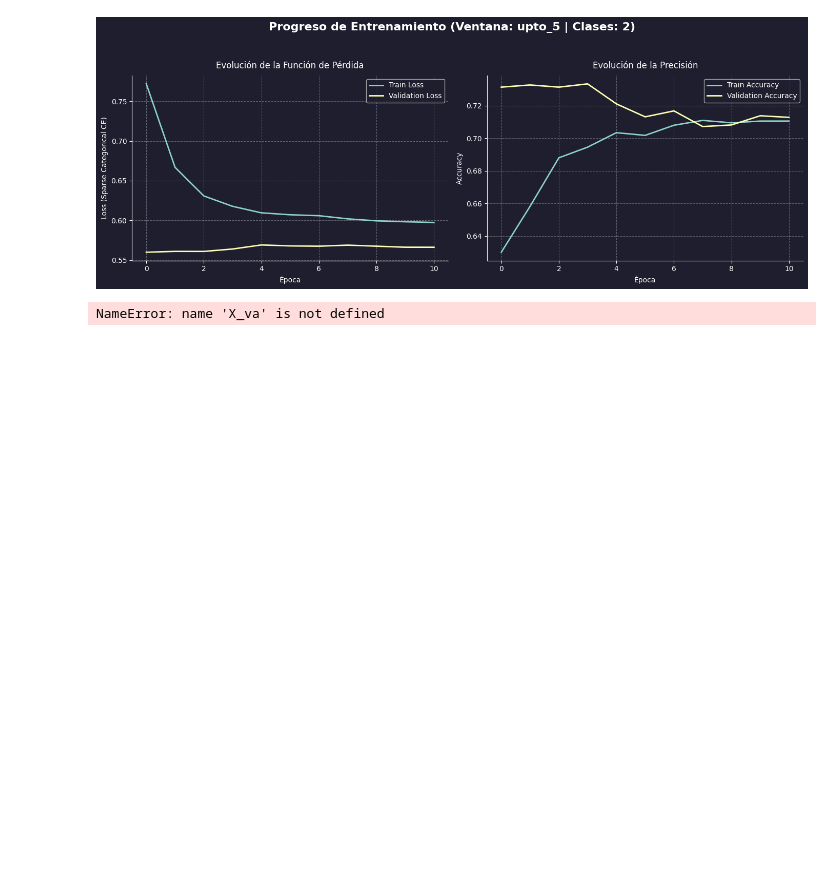
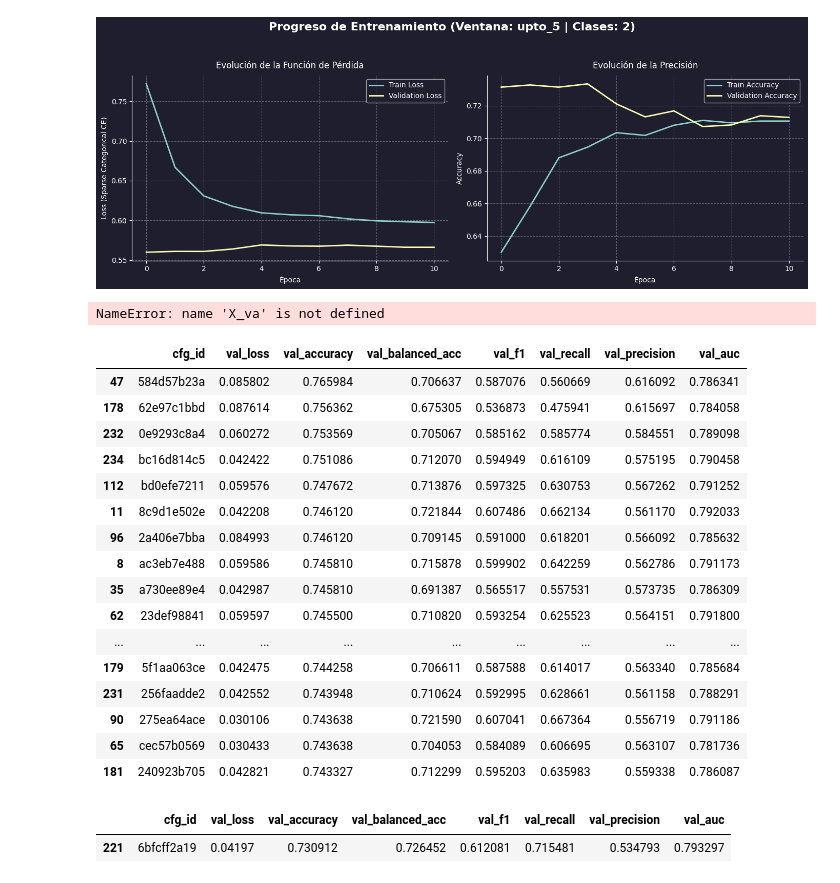
Before and after one commit to MichaeLaudrup/Artificial_Intelligence_Msc, a Jupyter notebook: TFM_education_ai_analytics/notebooks/VI__transformers_Training.ipynb, the cells around one changed output. Drawn from its saved outputs; the diff is of its cells as text; code cells hidden in the pictures; blank space fills up the shorter version.

```diff
--- a/TFM_education_ai_analytics/notebooks/VI__transformers_Training.ipynb
+++ b/TFM_education_ai_analytics/notebooks/VI__transformers_Training.ipynb
@@ -771,3 +771,44 @@ plt.tight_layout()
 plt.show()
 # %% [output]
 NameError: name 'X_va' is not defined
+# %%
+import pandas as pd
+import os
+
+# Ruta al archivo generado
+csv_path = "/workspace/TFM_education_ai_analytics/reports/hparam_search/metrics_summary.csv"
+
+# Leer el CSV y mostrar los mejores casos por AUC
+if os.path.exists(csv_path):
+    df_metrics = pd.read_csv(csv_path)
+
+    # Ordenar por AUC para ver los mejores arriba
+    df_metrics = df_metrics.sort_values(by=['val_accuracy', 'val_recall'], ascending=False)
+
+    # Mostrar las primeras filas
+    display(df_metrics.head(20))
+else:
+    print(f"No se encontró el archivo en: {csv_path}")
+
+
+display(df_metrics[df_metrics['cfg_id']== '6bfcff2a19'])
+# %% [output]
+|  | cfg_id | val_loss | val_accuracy | val_balanced_acc | val_f1 | val_recall | val_precision | val_auc |
+| 47 | 584d57b23a | 0.085802 | 0.765984 | 0.706637 | 0.587076 | 0.560669 | 0.616092 | 0.786341 |
+| 178 | 62e97c1bbd | 0.087614 | 0.756362 | 0.675305 | 0.536873 | 0.475941 | 0.615697 | 0.784058 |
+| 232 | 0e9293c8a4 | 0.060272 | 0.753569 | 0.705067 | 0.585162 | 0.585774 | 0.584551 | 0.789098 |
+| 234 | bc16d814c5 | 0.042422 | 0.751086 | 0.712070 | 0.594949 | 0.616109 | 0.575195 | 0.790458 |
+| 112 | bd0efe7211 | 0.059576 | 0.747672 | 0.713876 | 0.597325 | 0.630753 | 0.567262 | 0.791252 |
+| 11 | 8c9d1e502e | 0.042208 | 0.746120 | 0.721844 | 0.607486 | 0.662134 | 0.561170 | 0.792033 |
+| 96 | 2a406e7bba | 0.084993 | 0.746120 | 0.709145 | 0.591000 | 0.618201 | 0.566092 | 0.785632 |
+| 8 | ac3eb7e488 | 0.059586 | 0.745810 | 0.715878 | 0.599902 | 0.642259 | 0.562786 | 0.791173 |
+| 35 | a730ee89e4 | 0.042987 | 0.745810 | 0.691387 | 0.565517 | 0.557531 | 0.573735 | 0.786309 |
+| 62 | 23def98841 | 0.059597 | 0.745500 | 0.710820 | 0.593254 | 0.625523 | 0.564151 | 0.791800 |
+| ... | ... | ... | ... | ... | ... | ... | ... | ... |
+| 179 | 5f1aa063ce | 0.042475 | 0.744258 | 0.706611 | 0.587588 | 0.614017 | 0.563340 | 0.785684 |
+| 231 | 256faadde2 | 0.042552 | 0.743948 | 0.710624 | 0.592995 | 0.628661 | 0.561158 | 0.788291 |
+| 90 | 275ea64ace | 0.030106 | 0.743638 | 0.721590 | 0.607041 | 0.667364 | 0.556719 | 0.791186 |
+| 65 | cec57b0569 | 0.030433 | 0.743638 | 0.704053 | 0.584089 | 0.606695 | 0.563107 | 0.781736 |
+| 181 | 240923b705 | 0.042821 | 0.743327 | 0.712299 | 0.595203 | 0.635983 | 0.559338 | 0.786087 |
+|  | cfg_id | val_loss | val_accuracy | val_balanced_acc | val_f1 | val_recall | val_precision | val_auc |
+| 221 | 6bfcff2a19 | 0.04197 | 0.730912 | 0.726452 | 0.612081 | 0.715481 | 0.534793 | 0.793297 |
```
Also changed, not shown: 11 other files.
